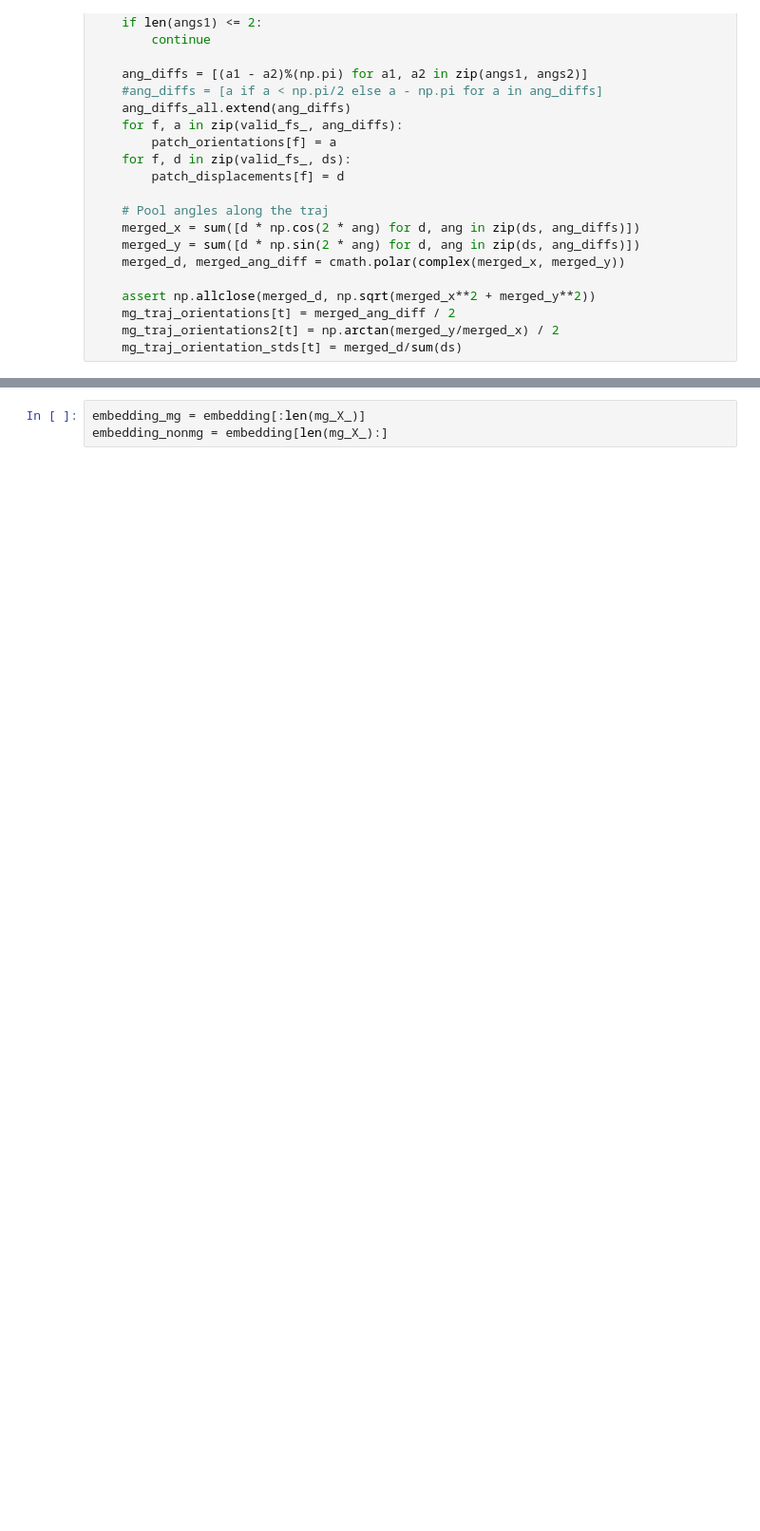
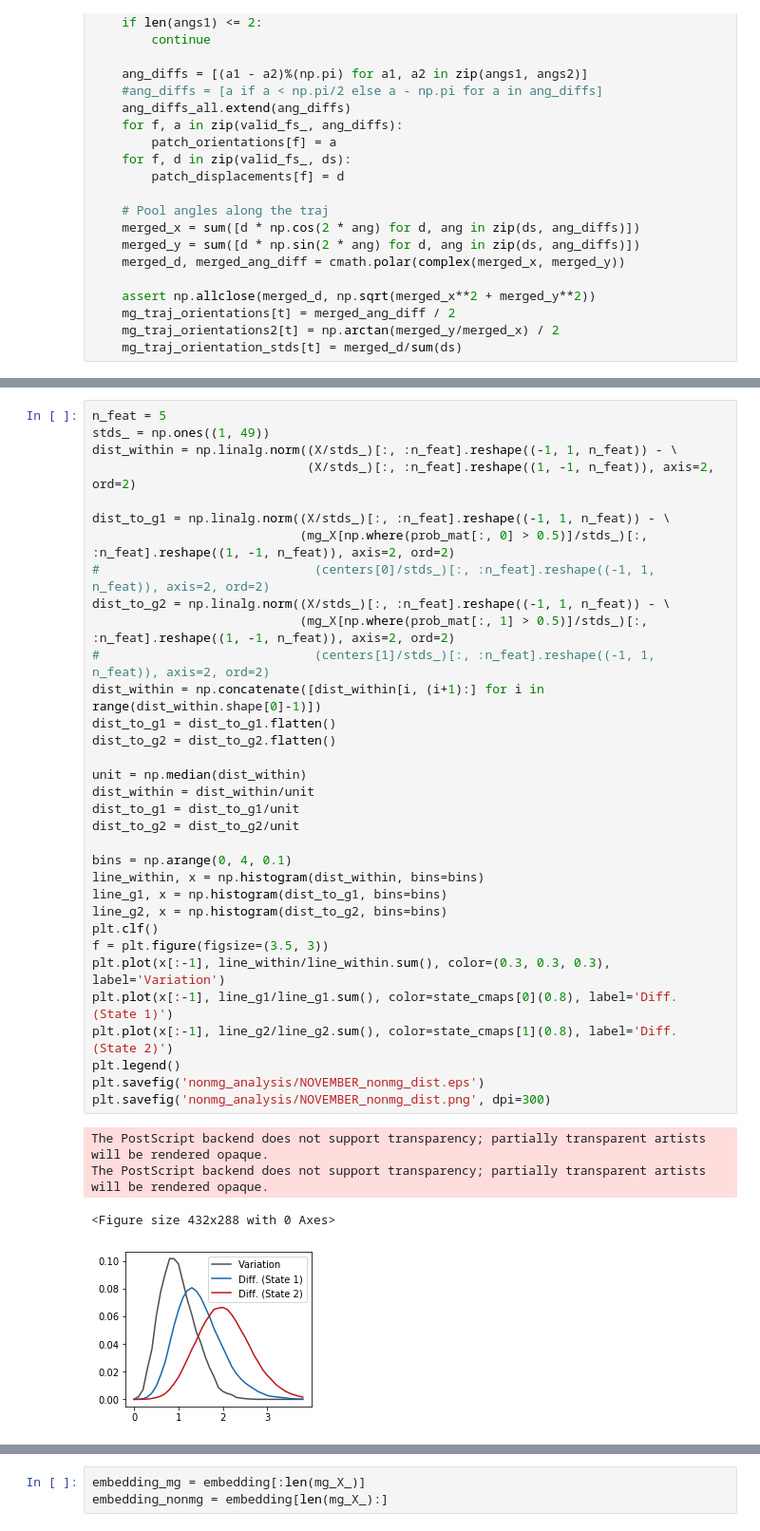
Before and after one commit to mehta-lab/dynamorph, a Jupyter notebook: NOVEMBER_Progenitor.ipynb, the cells around one changed output, grey strips where cells are left out. Shown at 95% size. Drawn from its saved outputs; the diff is of its cells as text; blank space fills up the shorter version.

```diff
--- a/NOVEMBER_Progenitor.ipynb
+++ b/NOVEMBER_Progenitor.ipynb
@@ -685,3 +869,41 @@ The PostScript backend does not support transparency; partially transparent arti
+# %%
+n_feat = 5
+stds_ = np.ones((1, 49))
+dist_within = np.linalg.norm((X/stds_)[:, :n_feat].reshape((-1, 1, n_feat)) - \
+                             (X/stds_)[:, :n_feat].reshape((1, -1, n_feat)), axis=2, ord=2)
+
+dist_to_g1 = np.linalg.norm((X/stds_)[:, :n_feat].reshape((-1, 1, n_feat)) - \
+                            (mg_X[np.where(prob_mat[:, 0] > 0.5)]/stds_)[:, :n_feat].reshape((1, -1, n_feat)), axis=2, ord=2)
+#                             (centers[0]/stds_)[:, :n_feat].reshape((-1, 1, n_feat)), axis=2, ord=2)
+dist_to_g2 = np.linalg.norm((X/stds_)[:, :n_feat].reshape((-1, 1, n_feat)) - \
+                            (mg_X[np.where(prob_mat[:, 1] > 0.5)]/stds_)[:, :n_feat].reshape((1, -1, n_feat)), axis=2, ord=2)
+#                             (centers[1]/stds_)[:, :n_feat].reshape((-1, 1, n_feat)), axis=2, ord=2)
+dist_within = np.concatenate([dist_within[i, (i+1):] for i in range(dist_within.shape[0]-1)])
+dist_to_g1 = dist_to_g1.flatten()
+dist_to_g2 = dist_to_g2.flatten()
+
+unit = np.median(dist_within)
+dist_within = dist_within/unit
+dist_to_g1 = dist_to_g1/unit
+dist_to_g2 = dist_to_g2/unit
+
+bins = np.arange(0, 4, 0.1)
+line_within, x = np.histogram(dist_within, bins=bins)
+line_g1, x = np.histogram(dist_to_g1, bins=bins)
+line_g2, x = np.histogram(dist_to_g2, bins=bins)
+plt.clf()
+f = plt.figure(figsize=(3.5, 3))
+plt.plot(x[:-1], line_within/line_within.sum(), color=(0.3, 0.3, 0.3), label='Variation')
+plt.plot(x[:-1], line_g1/line_g1.sum(), color=state_cmaps[0](0.8), label='Diff. (State 1)')
+plt.plot(x[:-1], line_g2/line_g2.sum(), color=state_cmaps[1](0.8), label='Diff. (State 2)')
+plt.legend()
+plt.savefig('nonmg_analysis/NOVEMBER_nonmg_dist.eps')
+plt.savefig('nonmg_analysis/NOVEMBER_nonmg_dist.png', dpi=300)
+# %% [output]
+The PostScript backend does not support transparency; partially transparent artists will be rendered opaque.
+The PostScript backend does not support transparency; partially transparent artists will be rendered opaque.
+<Figure size 432x288 with 0 Axes>
+[figure, added]
 # %%
 ### UMAP of morphodynamic features ###
 import umap
```
Also changed, not shown: parts of 20 cells of this notebook, 1 other file.
